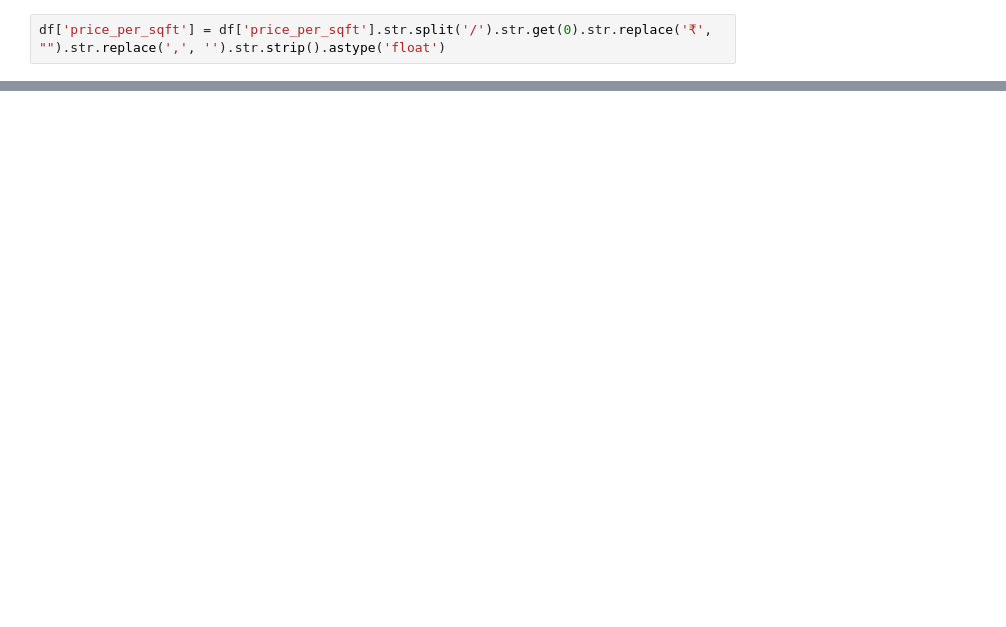
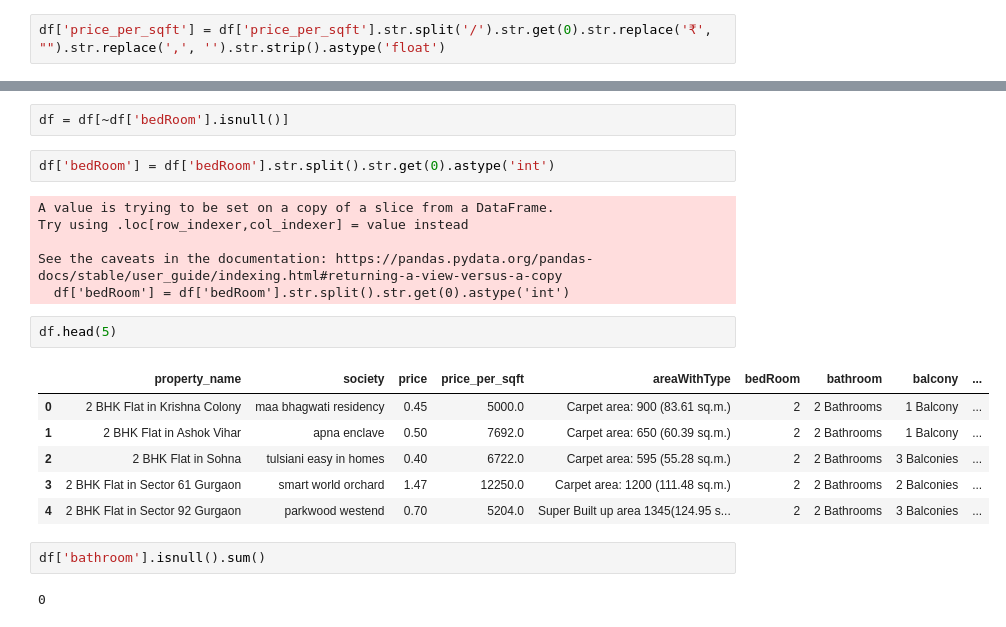
Before and after one commit to srinu-nayak/Real-Estate-House-Price-Prediction, a Jupyter notebook: data-preprocessing-flats.ipynb, the cells around one changed output, grey strips where cells are left out. Saved outputs shown, nothing was run; the diff lists cells and outputs as text; blank space fills up the shorter version.

Commit message:
cleaned bathroom and bedroom colums

```diff
--- a/data-preprocessing-flats.ipynb
+++ b/data-preprocessing-flats.ipynb
@@ -210,3 +210,26 @@ df.head()
 | 2 | 2 BHK Flat in Sohna | tulsiani easy in homes | 0.40 | 6722.0 | Carpet area: 595 (55.28 sq.m.) | 2 Bedrooms | 2 Bathrooms | 3 Balconies | ... |
 | 3 | 2 BHK Flat in Sector 61 Gurgaon | smart world orchard | 1.47 | 12250.0 | Carpet area: 1200 (111.48 sq.m.) | 2 Bedrooms | 2 Bathrooms | 2 Balconies | ... |
 | 4 | 2 BHK Flat in Sector 92 Gurgaon | parkwood westend | 0.70 | 5204.0 | Super Built up area 1345(124.95 s... | 2 Bedrooms | 2 Bathrooms | 3 Balconies | ... |
+# %%
+df = df[~df['bedRoom'].isnull()]
+# %%
+df['bedRoom'] = df['bedRoom'].str.split().str.get(0).astype('int')
+# %% [output]
+A value is trying to be set on a copy of a slice from a DataFrame.
+Try using .loc[row_indexer,col_indexer] = value instead
+
+See the caveats in the documentation: https://pandas.pydata.org/pandas-docs/stable/user_guide/indexing.html#returning-a-view-versus-a-copy
+  df['bedRoom'] = df['bedRoom'].str.split().str.get(0).astype('int')
+# %%
+df.head(5)
+# %% [output]
+|  | property_name | society | price | price_per_sqft | areaWithType | bedRoom | bathroom | balcony | ... |
+| 0 | 2 BHK Flat in Krishna Colony | maa bhagwati residency | 0.45 | 5000.0 | Carpet area: 900 (83.61 sq.m.) | 2 | 2 Bathrooms | 1 Balcony | ... |
+| 1 | 2 BHK Flat in Ashok Vihar | apna enclave | 0.50 | 7692.0 | Carpet area: 650 (60.39 sq.m.) | 2 | 2 Bathrooms | 1 Balcony | ... |
+| 2 | 2 BHK Flat in Sohna | tulsiani easy in homes | 0.40 | 6722.0 | Carpet area: 595 (55.28 sq.m.) | 2 | 2 Bathrooms | 3 Balconies | ... |
+| 3 | 2 BHK Flat in Sector 61 Gurgaon | smart world orchard | 1.47 | 12250.0 | Carpet area: 1200 (111.48 sq.m.) | 2 | 2 Bathrooms | 2 Balconies | ... |
+| 4 | 2 BHK Flat in Sector 92 Gurgaon | parkwood westend | 0.70 | 5204.0 | Super Built up area 1345(124.95 s... | 2 | 2 Bathrooms | 3 Balconies | ... |
+# %%
+df['bathroom'].isnull().sum()
+# %% [output]
+0
```
Also changed, not shown: parts of 2 cells of this notebook.
